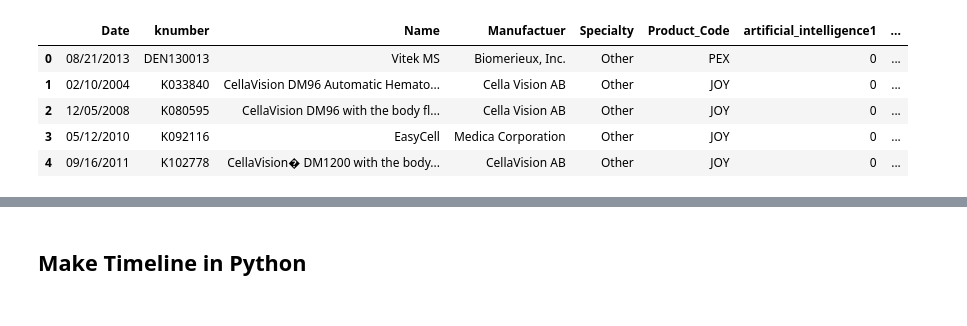
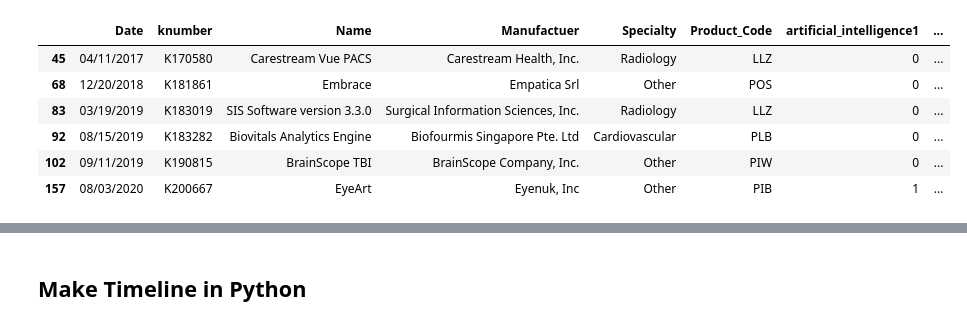
Before and after one commit to jamesjisu/Medical-AI, a Jupyter notebook: Local Analysis.ipynb, the cells around one changed output, grey strips where cells are left out. Cells and saved outputs as stored; diff of their text form; code cells hidden in the pictures.

```diff
--- a/Local Analysis.ipynb
+++ b/Local Analysis.ipynb
@@ -10,14 +10,15 @@ pd.set_option('display.max_rows', 10)
 # %%
 df = pd.read_csv('data/final_cohort.csv')
 # %%
-df.head()
+df[df['CLINICAL_TRIALS'].isna() == False]
 # %% [output]
 |  | Date | knumber | Name | Manufactuer | Specialty | Product_Code | artificial_intelligence1 | ... |
-| 0 | 08/21/2013 | DEN130013 | Vitek MS | Biomerieux, Inc. | Other | PEX | 0 | ... |
-| 1 | 02/10/2004 | K033840 | CellaVision DM96 Automatic Hemato... | Cella Vision AB | Other | JOY | 0 | ... |
-| 2 | 12/05/2008 | K080595 | CellaVision DM96 with the body fl... | Cella Vision AB | Other | JOY | 0 | ... |
-| 3 | 05/12/2010 | K092116 | EasyCell | Medica Corporation | Other | JOY | 0 | ... |
-| 4 | 09/16/2011 | K102778 | CellaVision� DM1200 with the body... | CellaVision AB | Other | JOY | 0 | ... |
+| 45 | 04/11/2017 | K170580 | Carestream Vue PACS | Carestream Health, Inc. | Radiology | LLZ | 0 | ... |
+| 68 | 12/20/2018 | K181861 | Embrace | Empatica Srl | Other | POS | 0 | ... |
+| 83 | 03/19/2019 | K183019 | SIS Software version 3.3.0 | Surgical Information Sciences, Inc. | Radiology | LLZ | 0 | ... |
+| 92 | 08/15/2019 | K183282 | Biovitals Analytics Engine | Biofourmis Singapore Pte. Ltd | Cardiovascular | PLB | 0 | ... |
+| 102 | 09/11/2019 | K190815 | BrainScope TBI | BrainScope Company, Inc. | Other | PIW | 0 | ... |
+| 157 | 08/03/2020 | K200667 | EyeArt | Eyenuk, Inc | Other | PIB | 1 | ... |
 # %%
 df['Origin'] = df.apply(lambda row: row['STATE'] + ', ' + row['COUNTRY_CODE'] if not pd.isnull(row['STATE']) else row['COUNTRY_CODE'], axis = 1)
 # %%
```
Also changed, not shown: parts of 6 cells of this notebook, 2 other files.
